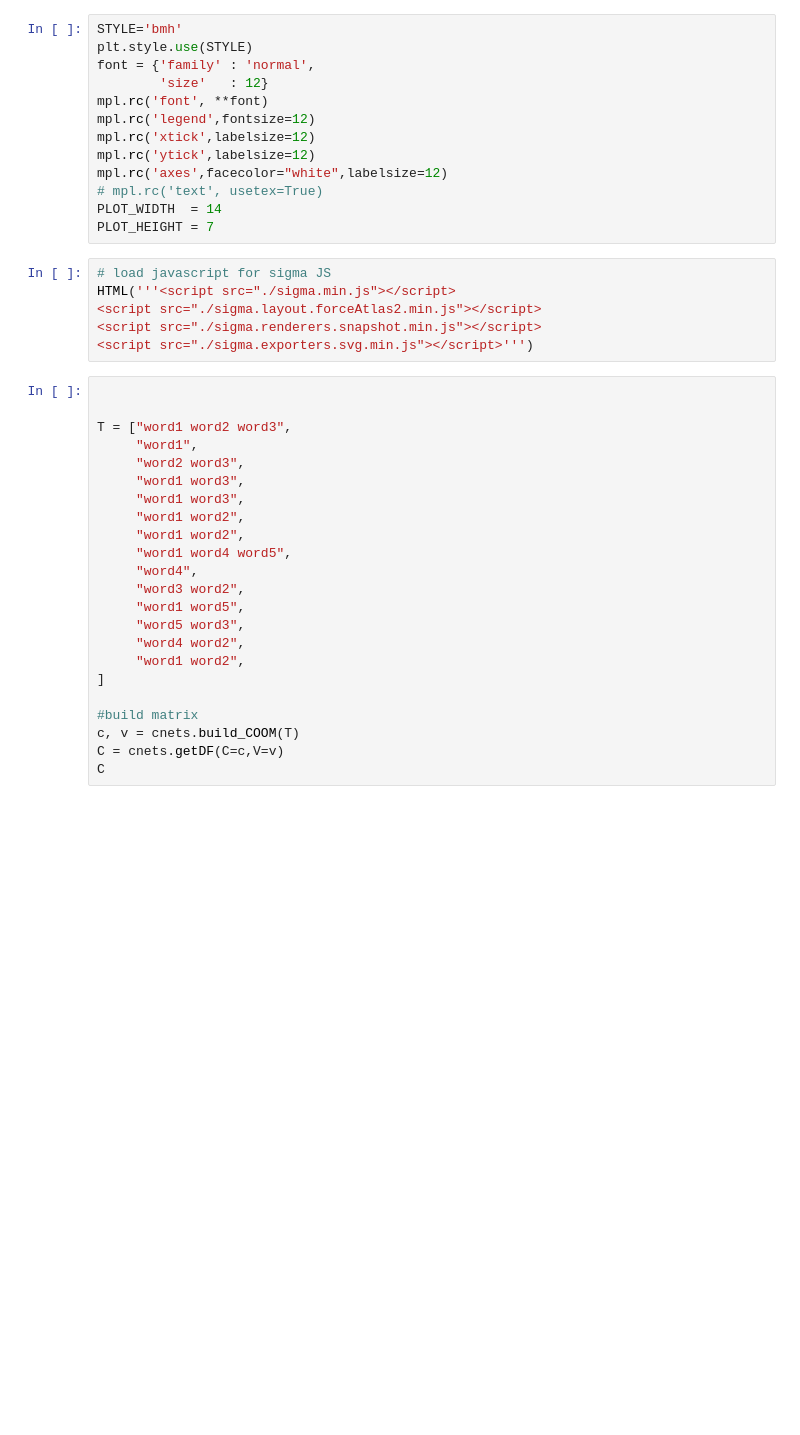
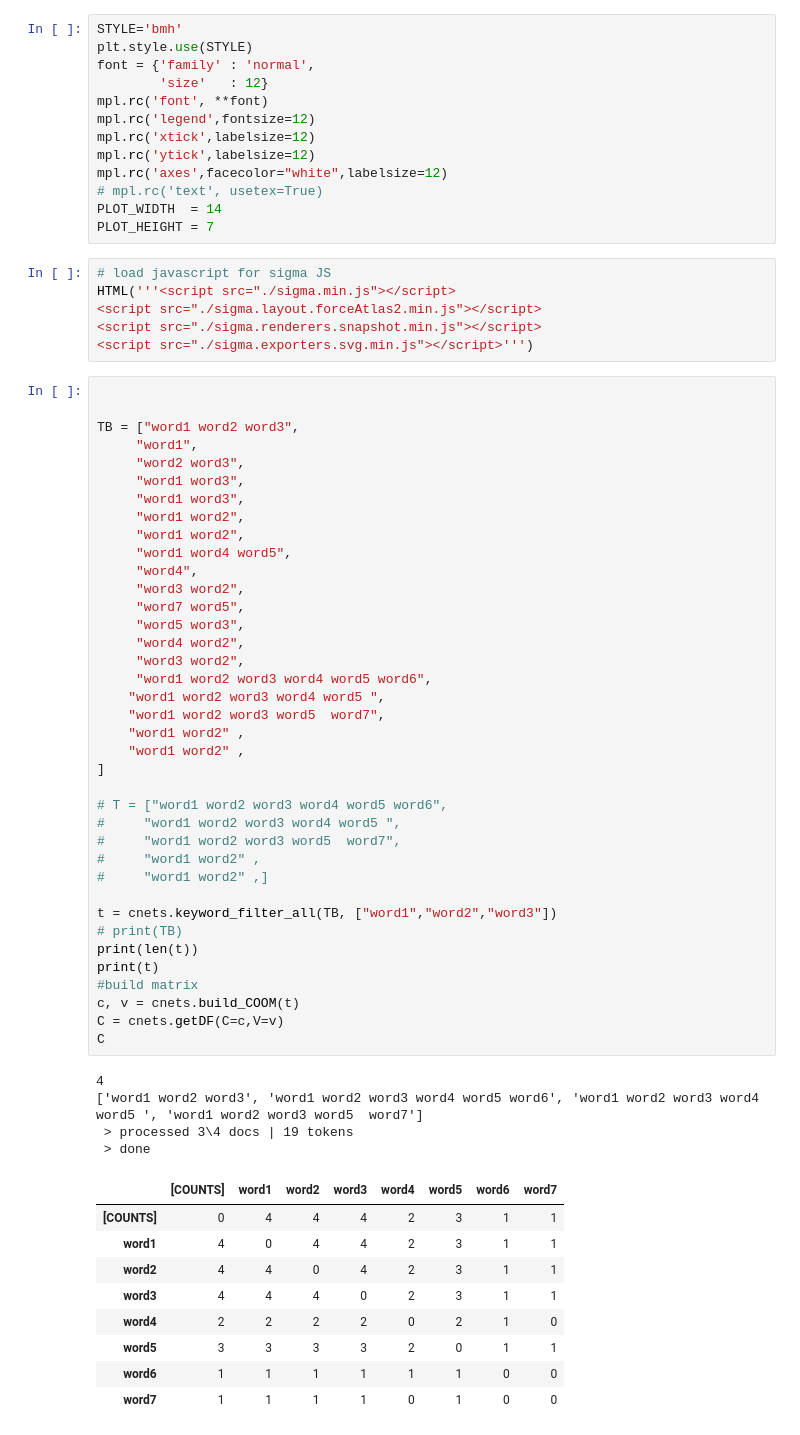
Before and after one commit to samiroid/coEgoNets, a Jupyter notebook: notebooks/Test.ipynb, the cells around one changed output. Saved outputs shown, nothing was run; the diff lists cells and outputs as text; blank space fills up the shorter version.

```diff
--- a/notebooks/Test.ipynb
+++ b/notebooks/Test.ipynb
@@ -37,25 +37,54 @@ HTML('''<script src="./sigma.min.js"></script>
 # %%
 
 
-T = ["word1 word2 word3",
+TB = ["word1 word2 word3",
      "word1",
      "word2 word3",
      "word1 word3",
      "word1 word3",
      "word1 word2",
      "word1 word2",
      "word1 word4 word5",
      "word4",
      "word3 word2",
-     "word1 word5",
+     "word7 word5",
      "word5 word3",
      "word4 word2",
-     "word1 word2",
+     "word3 word2",
+     "word1 word2 word3 word4 word5 word6",
+    "word1 word2 word3 word4 word5 ",
+    "word1 word2 word3 word5  word7",
+    "word1 word2" ,
+    "word1 word2" ,
 ]
 
+# T = ["word1 word2 word3 word4 word5 word6",
+#     "word1 word2 word3 word4 word5 ",
+#     "word1 word2 word3 word5  word7",
+#     "word1 word2" ,
+#     "word1 word2" ,]
+
+t = cnets.keyword_filter_all(TB, ["word1","word2","word3"])
+# print(TB)
+print(len(t))
+print(t)
 #build matrix
-c, v = cnets.build_COOM(T)
+c, v = cnets.build_COOM(t)
 C = cnets.getDF(C=c,V=v)
 C
+# %% [output]
+4
+['word1 word2 word3', 'word1 word2 word3 word4 word5 word6', 'word1 word2 word3 word4 word5 ', 'word1 word2 word3 word5  word7']
+ > processed 3\4 docs | 19 tokens
+ > done
+|  | [COUNTS] | word1 | word2 | word3 | word4 | word5 | word6 | word7 |
+| [COUNTS] | 0 | 4 | 4 | 4 | 2 | 3 | 1 | 1 |
+| word1 | 4 | 0 | 4 | 4 | 2 | 3 | 1 | 1 |
+| word2 | 4 | 4 | 0 | 4 | 2 | 3 | 1 | 1 |
+| word3 | 4 | 4 | 4 | 0 | 2 | 3 | 1 | 1 |
+| word4 | 2 | 2 | 2 | 2 | 0 | 2 | 1 | 0 |
+| word5 | 3 | 3 | 3 | 3 | 2 | 0 | 1 | 1 |
+| word6 | 1 | 1 | 1 | 1 | 1 | 1 | 0 | 0 |
+| word7 | 1 | 1 | 1 | 1 | 0 | 1 | 0 | 0 |
 # %%
 #top K occurrences
```
Also changed, not shown: parts of 3 cells of this notebook, 7 other files.
